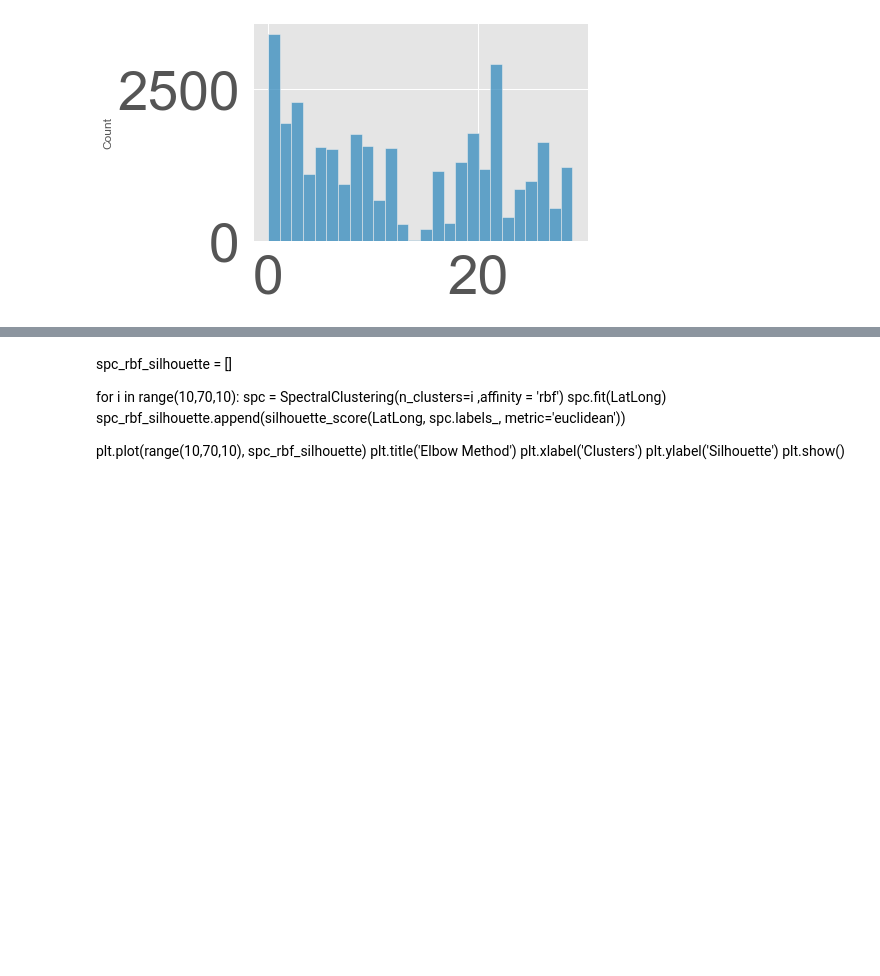
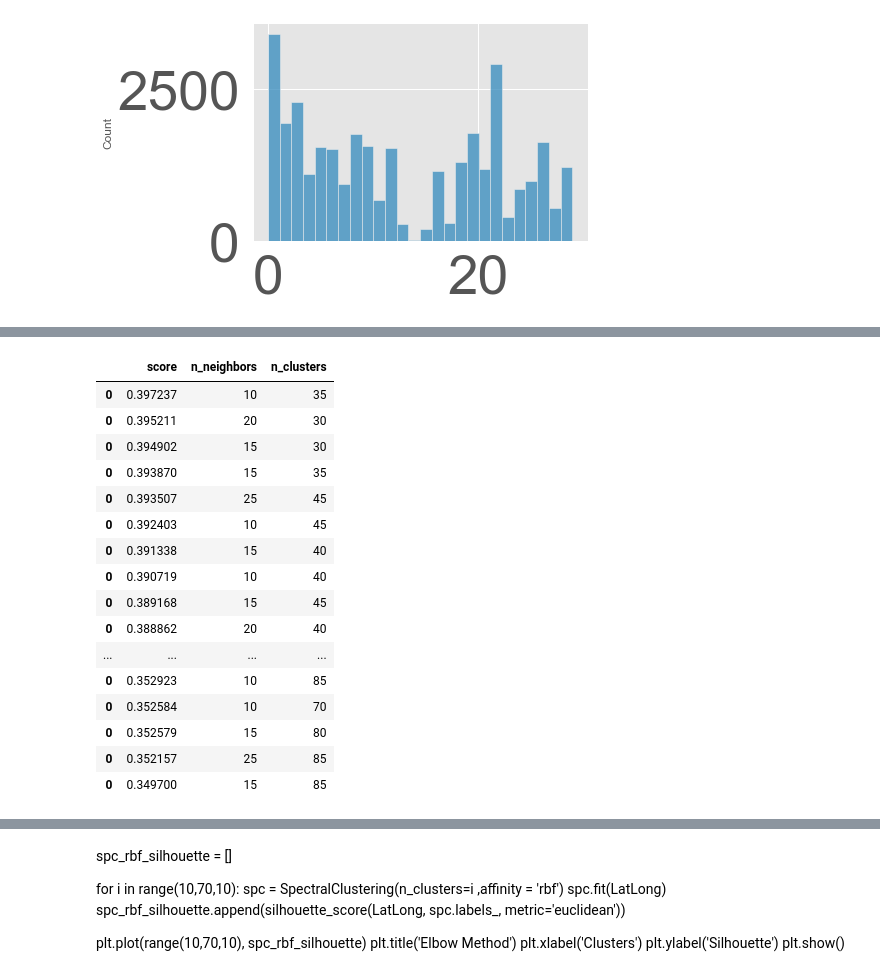
Before and after one commit to rickfontenot/airbnb, a Jupyter notebook: Lab3/Working/lab3_Rick.ipynb, the cells around one changed output, grey strips where cells are left out. Saved outputs shown, nothing was run; the diff lists cells and outputs as text; code cells hidden in the pictures; blank space fills up the shorter version.

```diff
--- a/Lab3/Working/lab3_Rick.ipynb
+++ b/Lab3/Working/lab3_Rick.ipynb
@@ -1331,0 +1434,20 @@ plt.show()
+# %%
+silhouette_scores_data.sort_values(by=['score'], ascending=False)
+# %% [output]
+|  | score | n_neighbors | n_clusters |
+| 0 | 0.397237 | 10 | 35 |
+| 0 | 0.395211 | 20 | 30 |
+| 0 | 0.394902 | 15 | 30 |
+| 0 | 0.393870 | 15 | 35 |
+| 0 | 0.393507 | 25 | 45 |
+| 0 | 0.392403 | 10 | 45 |
+| 0 | 0.391338 | 15 | 40 |
+| 0 | 0.390719 | 10 | 40 |
+| 0 | 0.389168 | 15 | 45 |
+| 0 | 0.388862 | 20 | 40 |
+| ... | ... | ... | ... |
+| 0 | 0.352923 | 10 | 85 |
+| 0 | 0.352584 | 10 | 70 |
+| 0 | 0.352579 | 15 | 80 |
+| 0 | 0.352157 | 25 | 85 |
+| 0 | 0.349700 | 15 | 85 |
```
Also changed, not shown: parts of 7 cells of this notebook.
